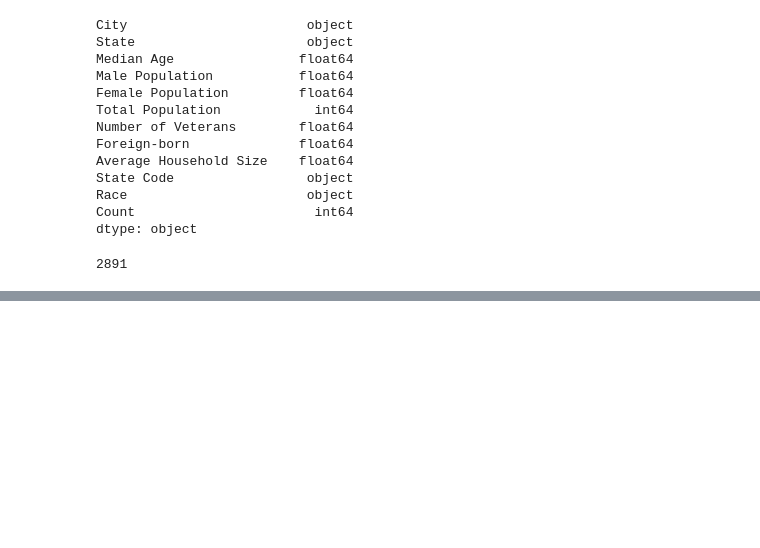
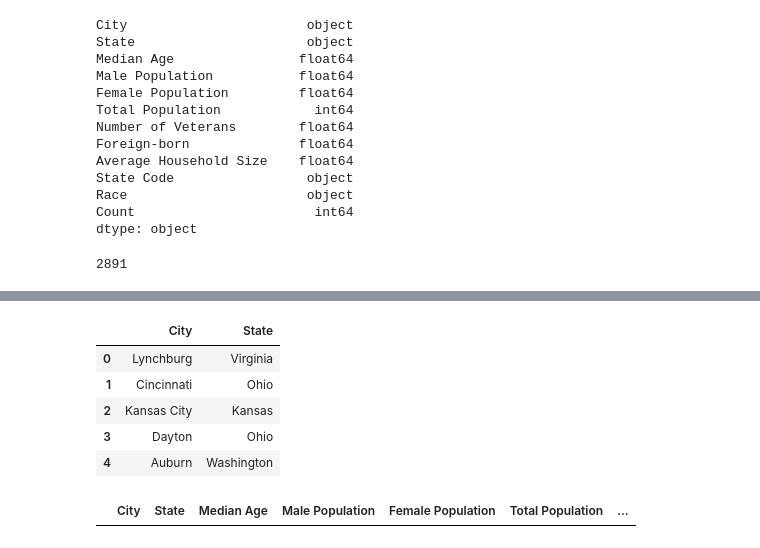
Before and after one commit to VarunRaj7/US-Immigration-Data-Engineering-Project, a Jupyter notebook: Exploring the US_Cities_Demographics.ipynb, the cells around one changed output, grey strips where cells are left out. Cells and saved outputs as stored; diff of their text form; code cells hidden in the pictures; blank space fills up the shorter version.

```diff
--- a/Exploring the US_Cities_Demographics.ipynb
+++ b/Exploring the US_Cities_Demographics.ipynb
@@ -53,0 +109,2 @@ len(df)
+# %%
+cities = df.select(["City", "State"]).distinct().toPandas()
@@ -53,0 +115,9 @@ len(df)
+# %%
+cities.head()
+# %% [output]
+|  | City | State |
+| 0 | Lynchburg | Virginia |
+| 1 | Cincinnati | Ohio |
+| 2 | Kansas City | Kansas |
+| 3 | Dayton | Ohio |
+| 4 | Auburn | Washington |
@@ -53,0 +126,4 @@ len(df)
+# %%
+df.where((F.col("Race")=="Hispanic or Latino") & (F.col("Race_percent_by_city")==100)).toPandas()
+# %% [output]
+|  | City | State | Median Age | Male Population | Female Population | Total Population | ... |
```
Also changed, not shown: parts of 22 cells of this notebook, 19 other files.
